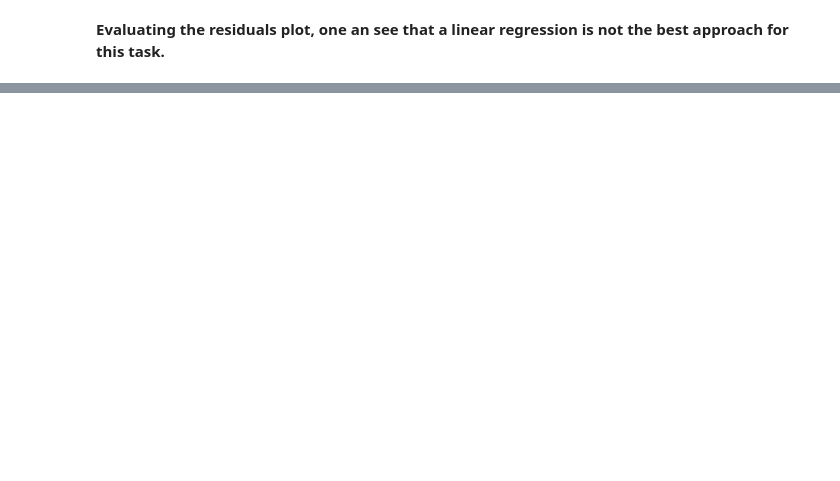
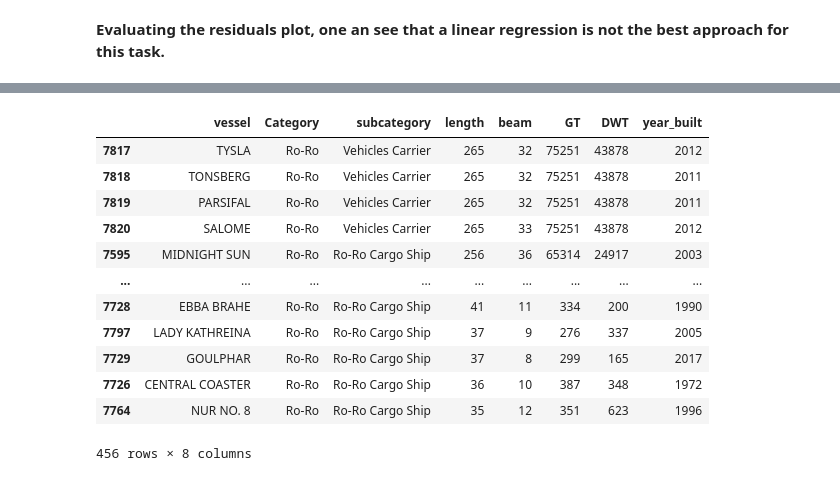
Before and after one commit to RafaPieper/Ships_Data_Analysis, a Jupyter notebook: ships-eda.ipynb, the cells around one changed output, grey strips where cells are left out. Saved outputs shown, nothing was run; the diff lists cells and outputs as text; code cells hidden in the pictures; blank space fills up the shorter version.

```diff
--- a/ships-eda.ipynb
+++ b/ships-eda.ipynb
@@ -539,0 +542,12 @@ plt.show()
+# %%
+## https://www.vesselfinder.com/vessels?name=BYD+Shenzhen
+vessel = 'BYD Shenzhen'
+length = 219
+beam = 37
+GT = 87973
+DWT = 25376
+year_built = 2025
+category = 'Ro-Ro'
+subcategory = 'Vehicles Carrier'
+# %%
+ships.loc[len(ships)] = {'vessel': vessel, 'length': length, 'beam': beam, 'GT': GT, 'DWT': DWT, 'year_built': year_built, 'Category': category, 'subcategory': subcategory}
@@ -539,0 +577,16 @@ plt.show()
+# %%
+roro.sort_values('length', ascending=False)
+# %% [output]
+|  | vessel | Category | subcategory | length | beam | GT | DWT | year_built |
+| 7817 | TYSLA | Ro-Ro | Vehicles Carrier | 265 | 32 | 75251 | 43878 | 2012 |
+| 7818 | TONSBERG | Ro-Ro | Vehicles Carrier | 265 | 32 | 75251 | 43878 | 2011 |
+| 7819 | PARSIFAL | Ro-Ro | Vehicles Carrier | 265 | 32 | 75251 | 43878 | 2011 |
+| 7820 | SALOME | Ro-Ro | Vehicles Carrier | 265 | 33 | 75251 | 43878 | 2012 |
+| 7595 | MIDNIGHT SUN | Ro-Ro | Ro-Ro Cargo Ship | 256 | 36 | 65314 | 24917 | 2003 |
+| ... | ... | ... | ... | ... | ... | ... | ... | ... |
+| 7728 | EBBA BRAHE | Ro-Ro | Ro-Ro Cargo Ship | 41 | 11 | 334 | 200 | 1990 |
+| 7797 | LADY KATHREINA | Ro-Ro | Ro-Ro Cargo Ship | 37 | 9 | 276 | 337 | 2005 |
+| 7729 | GOULPHAR | Ro-Ro | Ro-Ro Cargo Ship | 37 | 8 | 299 | 165 | 2017 |
+| 7726 | CENTRAL COASTER | Ro-Ro | Ro-Ro Cargo Ship | 36 | 10 | 387 | 348 | 1972 |
+| 7764 | NUR NO. 8 | Ro-Ro | Ro-Ro Cargo Ship | 35 | 12 | 351 | 623 | 1996 |
+456 rows × 8 columns
```
Also changed, not shown: parts of 11 cells of this notebook.
